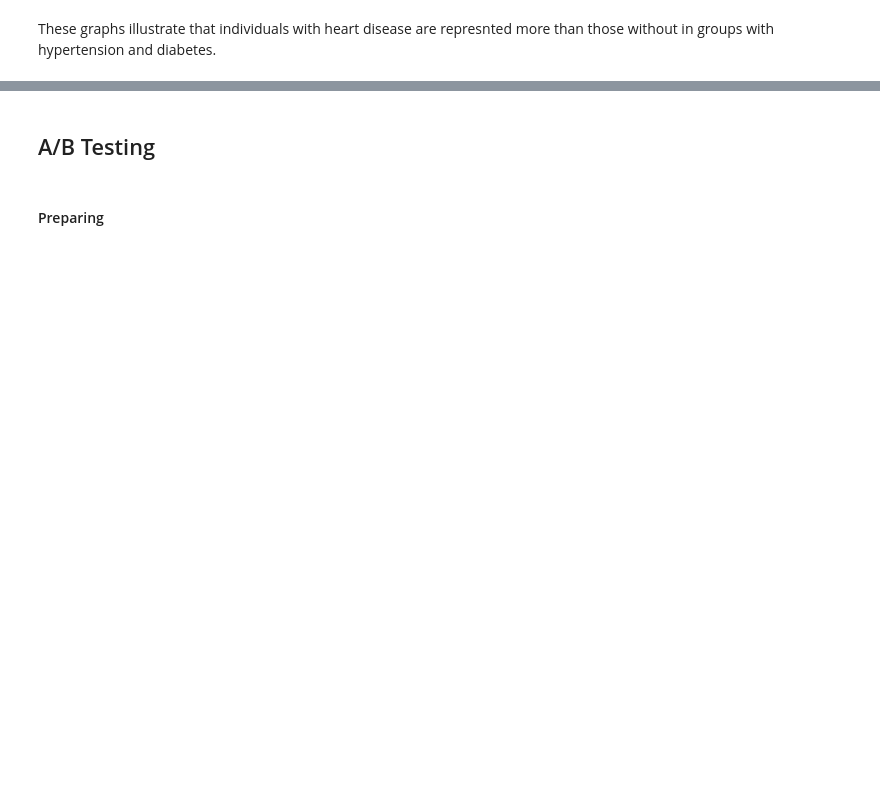
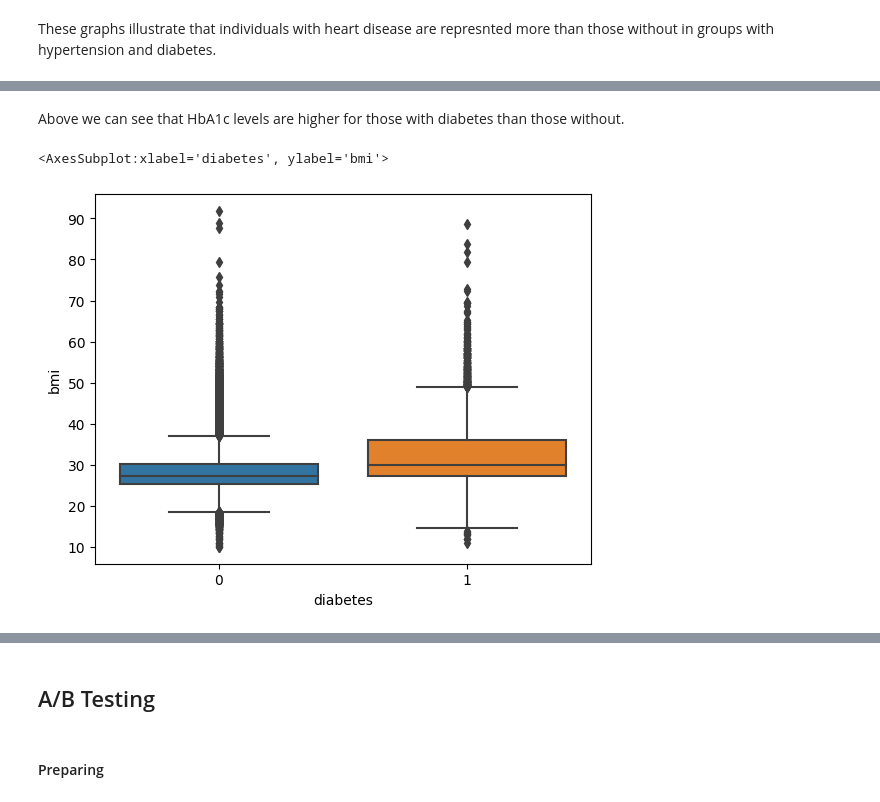
Before and after one commit to harshi-saha/cogs108-project, a Jupyter notebook: EDACheckpoint_group014.ipynb, the cells around one changed output, grey strips where cells are left out. Cells and saved outputs as stored; diff of their text form; code cells hidden in the pictures; blank space fills up the shorter version.

```diff
--- a/EDACheckpoint_group014.ipynb
+++ b/EDACheckpoint_group014.ipynb
@@ -408,0 +420,7 @@ These graphs illustrate that individuals with heart disease are represnted more
+# %% [markdown]
+Above we can see that HbA1c levels are higher for those with diabetes than those without.
+# %%
+sns.boxplot(x='diabetes', y='bmi', data=df_sub)
+# %% [output]
+<AxesSubplot:xlabel='diabetes', ylabel='bmi'>
+[figure, added]
```
Also changed, not shown: parts of 54 cells of this notebook.
